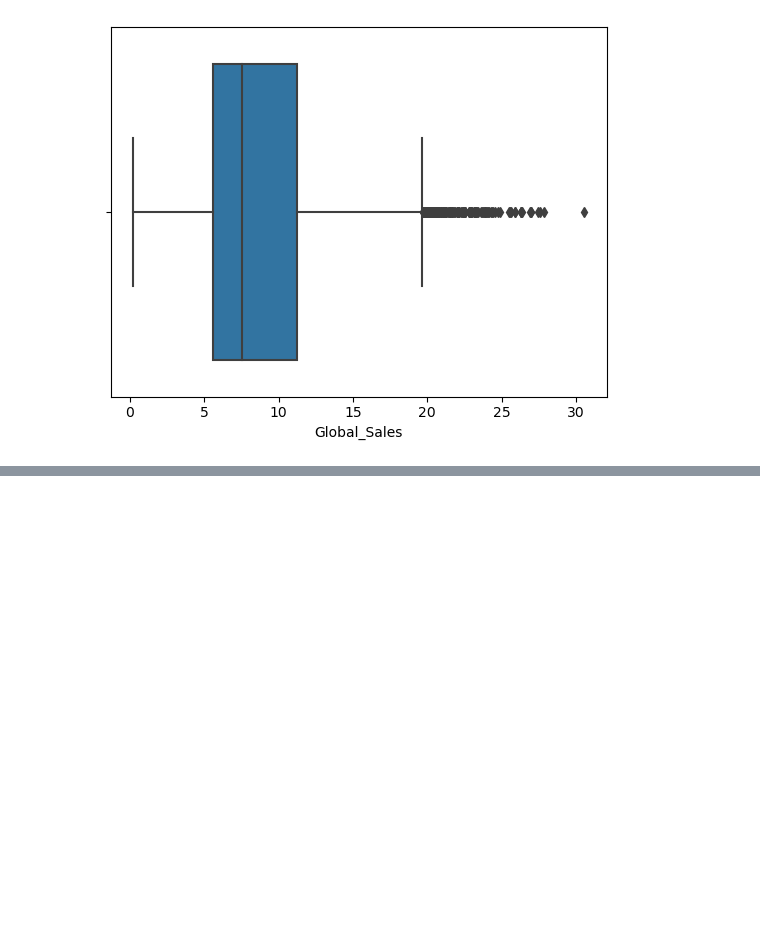
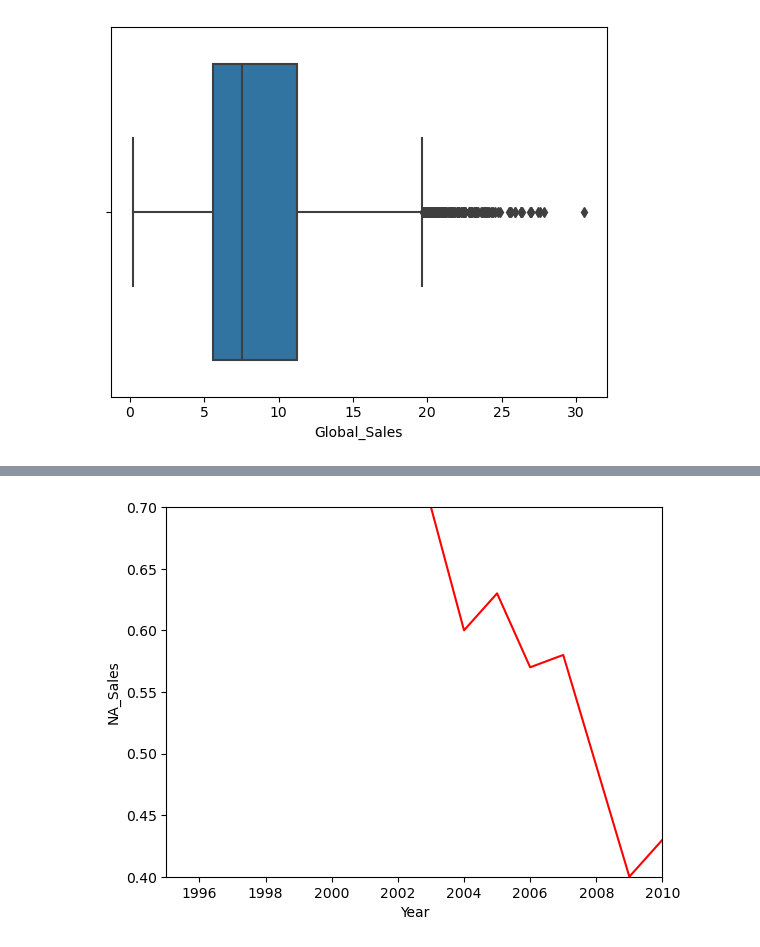
Before and after one commit to jeeet0700/DV, a Jupyter notebook: Data Viz Interview Prep.ipynb, the cells around one changed output, grey strips where cells are left out. Cells and saved outputs as stored; diff of their text form; code cells hidden in the pictures; blank space fills up the shorter version.

```diff
--- a/Data Viz Interview Prep.ipynb
+++ b/Data Viz Interview Prep.ipynb
@@ -293,0 +363,10 @@ df.head()
+# %%
+sns.lineplot(data=ih,
+            y='NA_Sales',
+            x='Year',
+            color='r')
+plt.ylim(top=0.7,bottom=0.4)
+plt.xlim(left=1995,right=2010)
+plt.show()
+# %% [output]
+[figure, added]
```
Also changed, not shown: parts of 7 cells of this notebook.
